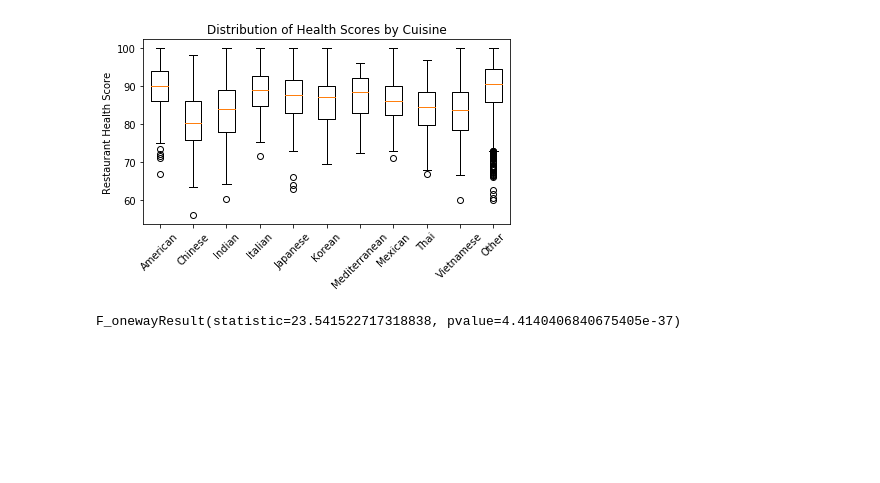
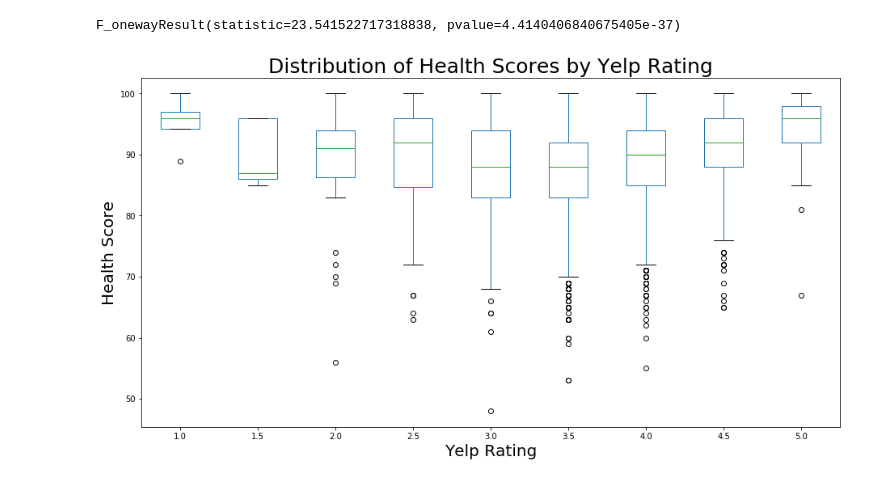
Before and after one commit to Geenort/bestaurants, a Jupyter notebook: cuisine_plot.ipynb, the cells around one changed output. Saved outputs shown, nothing was run; the diff lists cells and outputs as text; code cells hidden in the pictures; blank space fills up the shorter version.

Commit message:
larger cuisine and rating plots

```diff
--- a/cuisine_plot.ipynb
+++ b/cuisine_plot.ipynb
@@ -6,5 +6,6 @@ import numpy as np
 import scipy.stats as stats
 
 # Input File (CSV) and initialize the yelp data
-input_data_file = "yelp_clean.csv"
+input_data_file = "\csv\yelp_clean.csv"
 df = pd.read_csv(input_data_file)
+df.head()
@@ -27,18 +33,6 @@ box_data = [american["average_health_score"], chinese["average_health_score"], i
            italian["average_health_score"], japanese["average_health_score"], korean["average_health_score"],
            mediterranean["average_health_score"], mexican["average_health_score"],
            thai["average_health_score"], vietnamese["average_health_score"], other["average_health_score"]]
-# %%
-# o = outliers, -- = median, triangle = mean
-box_labels = ["American", "Chinese", "Indian", "Italian", "Japanese", "Korean","Mediterranean",
-          "Mexican", "Thai", "Vietnamese", "Other"]
-box = plt.boxplot(box_data, labels=box_labels)
-plt.xticks(rotation=45)
-plt.title("Distribution of Health Scores by Cuisine")
-plt.ylabel("Restaurant Health Score")
-plt.tight_layout()
-plt.savefig("cuisine_boxplot.png")
-# %% [output]
-[figure, removed]
 # %%
 # How do we know if any of the cuisines are statistically different?
 # Perform the ANOVA
@@ -48,3 +42,12 @@ stats.f_oneway(american["average_health_score"], chinese["average_health_score"]
            thai["average_health_score"], vietnamese["average_health_score"])
 # %% [output]
 F_onewayResult(statistic=23.541522717318838, pvalue=4.4140406840675405e-37)
+# %%
+rating = df.boxplot("recent_health_score", by="rating", figsize=(15, 8), grid=False)
+rating.set_xlabel("Yelp Rating", fontsize=20)
+rating.set_ylabel("Health Score", fontsize=20)
+rating.set_title("Distribution of Health Scores by Yelp Rating", fontsize=25)
+plt.suptitle("")
+plt.savefig("\images\rating_boxplot.png")
+# %% [output]
+[figure, added]
```
Also changed, not shown: parts of 4 cells of this notebook, 2 other files.
